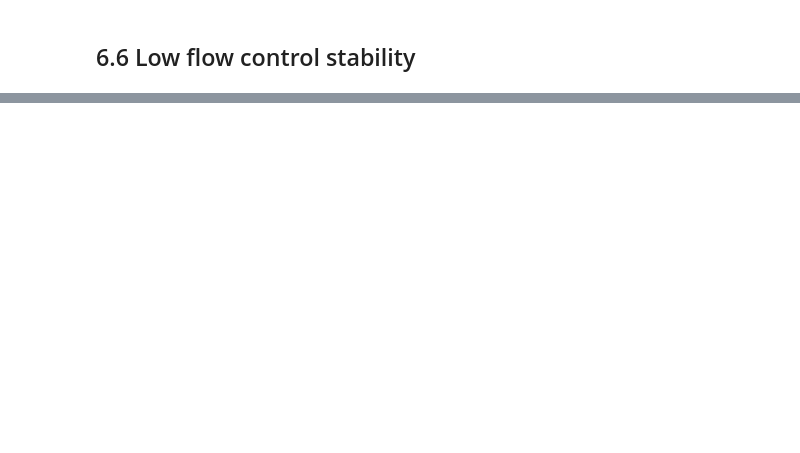
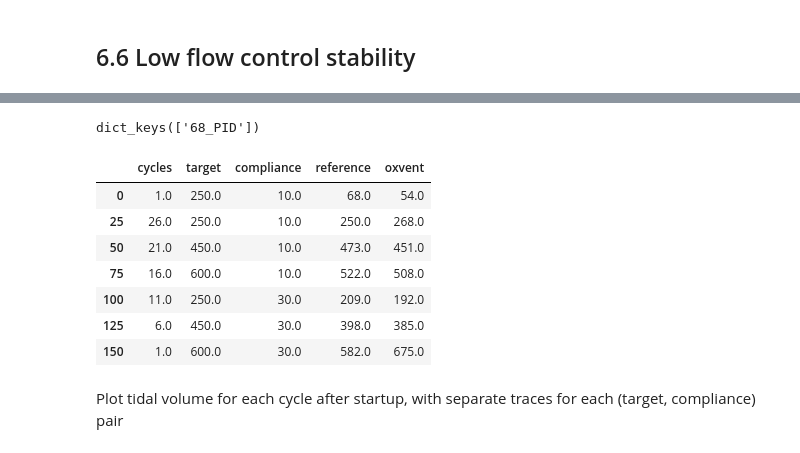
Before and after one commit to tomfrankkirk/oxvent_dvt, a Jupyter notebook: analysis/main_analysis.ipynb, the cells around one changed output, grey strips where cells are left out. Saved outputs shown, nothing was run; the diff lists cells and outputs as text; code cells hidden in the pictures; blank space fills up the shorter version.

```diff
--- a/analysis/main_analysis.ipynb
+++ b/analysis/main_analysis.ipynb
@@ -231,0 +129,5 @@ plt.show()
+# %%
+flow_data = loaders.load(op.join(ROOT, 'flow_sensor'),
+                         'SN.*_PRDW.dat', 9, ('time', 'pressure', 'flow'))
+flow_data = zero_shift(flow_data)
+flow_data['SN0990_SP4'][::50]
@@ -231,0 +202,5 @@ plt.show()
+# %%
+scope_pinsp = loaders.load(op.join(ROOT, 'pinsp'), '.*.csv', 6,
+                          ('time', 'voltage'), skip_header=3)['scope']
+scope_pinsp = scope_pinsp.loc[:scope_pinsp.shape[0]//2,:]
+scope_pinsp[::150]
@@ -231,0 +219,4 @@ plt.show()
+# %%
+oxv_pinsp = loaders.load(op.join(ROOT, 'pinsp'), 'OxVent_2020-05-28-17-21-25_PRGR.dat',
+                         29, ('time', 'pressure', 'na'))['OxVent']
+oxv_pinsp[::50]
@@ -262,0 +309,3 @@ plt.show()
+# %%
+valve_data = loaders.load(op.join(ROOT, 'valve'), 'VALVE_[a-z].*', 13, ('current', 'flow'))
+valve_data['VALVE_smc'][::5]
@@ -262,0 +339,16 @@ plt.show()
+# %%
+lowflow_data = loaders.load(op.join(ROOT, 'startup'), '.*.csv', 4,
+                          ('cycles', 'target', 'compliance', 'reference', 'oxvent'), skip_header=1)['68_PID']
+lowflow_data[::25]
+# %% [output]
+dict_keys(['68_PID'])
+|  | cycles | target | compliance | reference | oxvent |
+| 0 | 1.0 | 250.0 | 10.0 | 68.0 | 54.0 |
+| 25 | 26.0 | 250.0 | 10.0 | 250.0 | 268.0 |
+| 50 | 21.0 | 450.0 | 10.0 | 473.0 | 451.0 |
+| 75 | 16.0 | 600.0 | 10.0 | 522.0 | 508.0 |
+| 100 | 11.0 | 250.0 | 30.0 | 209.0 | 192.0 |
+| 125 | 6.0 | 450.0 | 30.0 | 398.0 | 385.0 |
+| 150 | 1.0 | 600.0 | 30.0 | 582.0 | 675.0 |
+# %% [markdown]
+Plot tidal volume for each cycle after startup, with separate traces for each (target, compliance) pair
```
Also changed, not shown: parts of 80 cells of this notebook.
